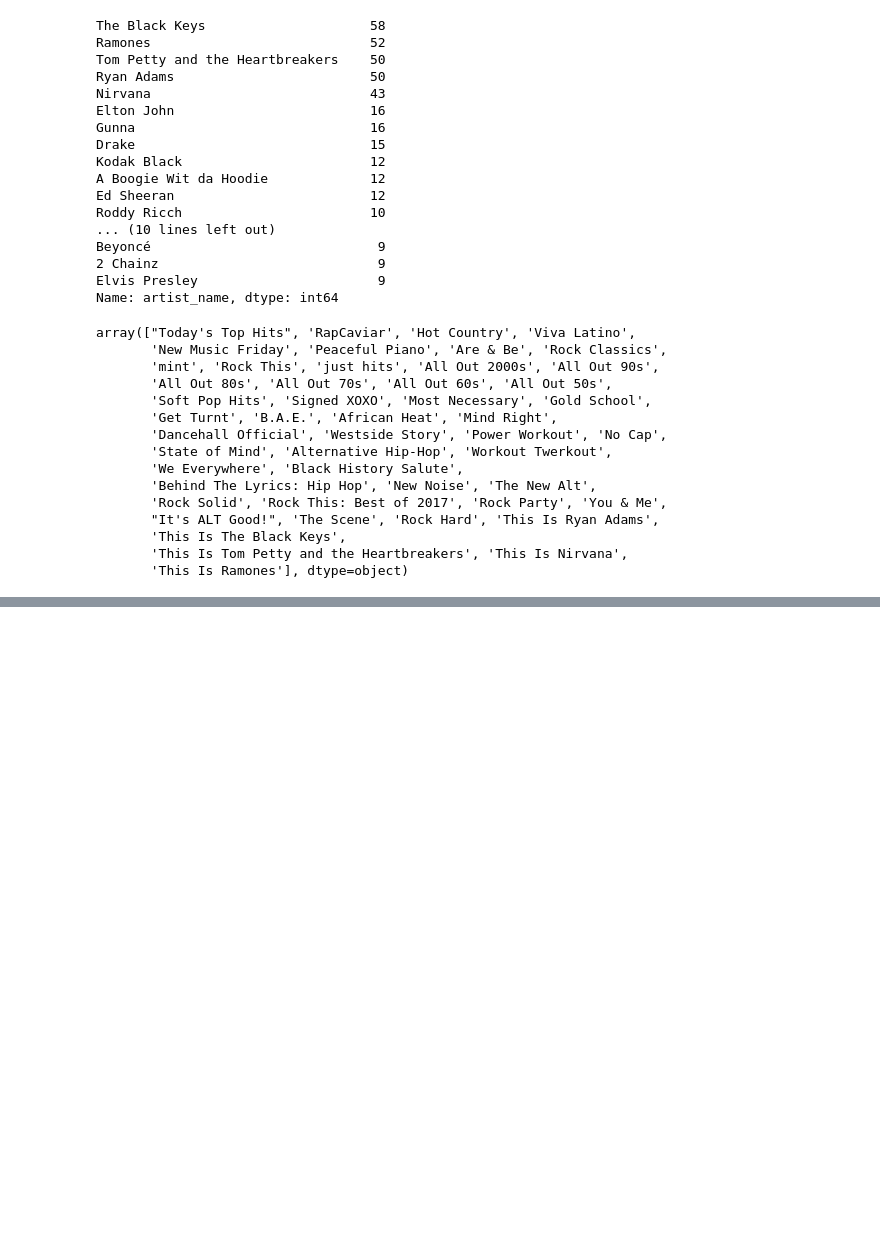
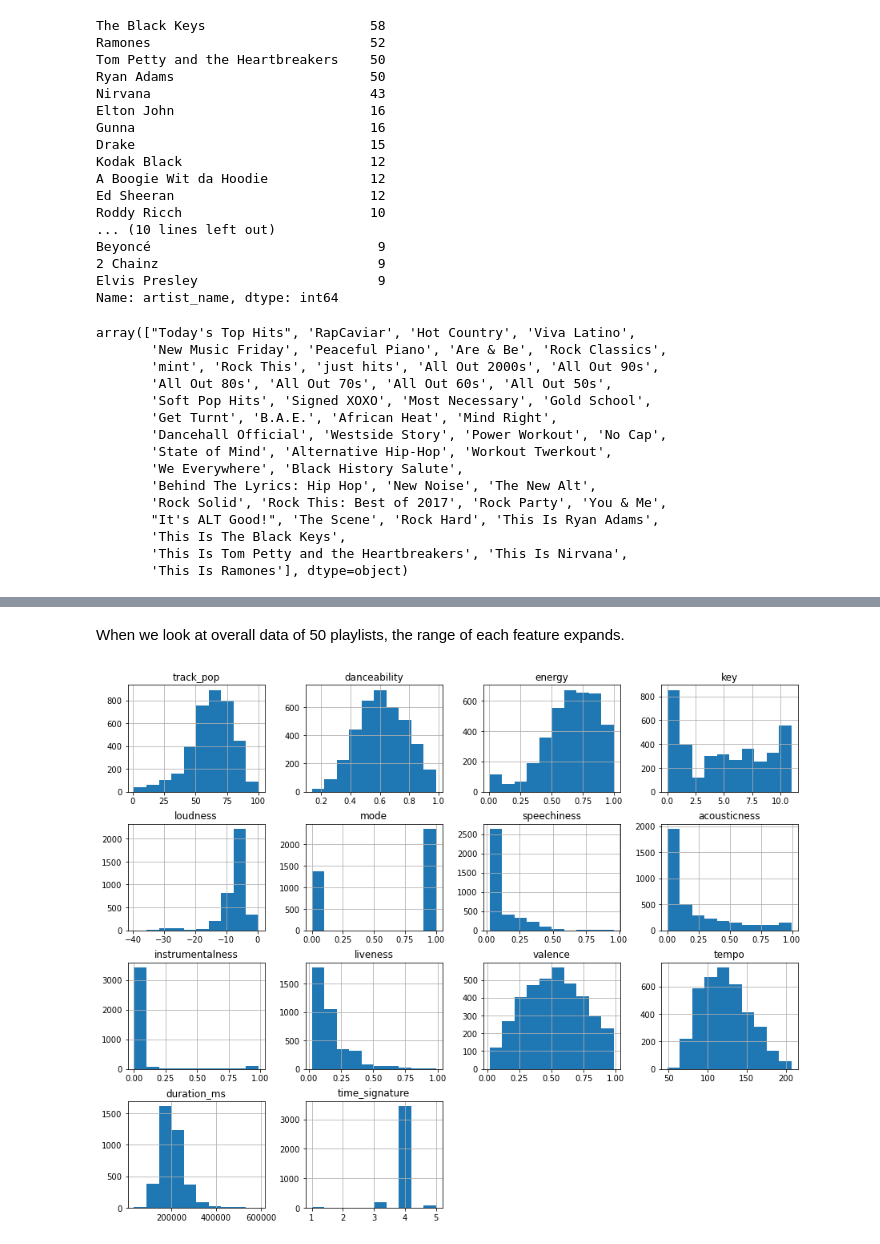
Before and after one commit to athy9193/recommender_one, a Jupyter notebook: src/notebooks/eda.ipynb, the cells around one changed output, grey strips where cells are left out. Saved outputs shown, nothing was run; the diff lists cells and outputs as text; code cells hidden in the pictures; blank space fills up the shorter version.

```diff
--- a/src/notebooks/eda.ipynb
+++ b/src/notebooks/eda.ipynb
@@ -120,0 +144,6 @@ array(["Today's Top Hits", 'RapCaviar', 'Hot Country', 'Viva Latino',
+# %% [markdown]
+When we look at overall data of 50 playlists, the range of each feature expands.
+# %%
+x.hist(figsize=(15,12));
+# %% [output]
+[figure, added]
```
Also changed, not shown: parts of 20 cells of this notebook, 2 other files.
